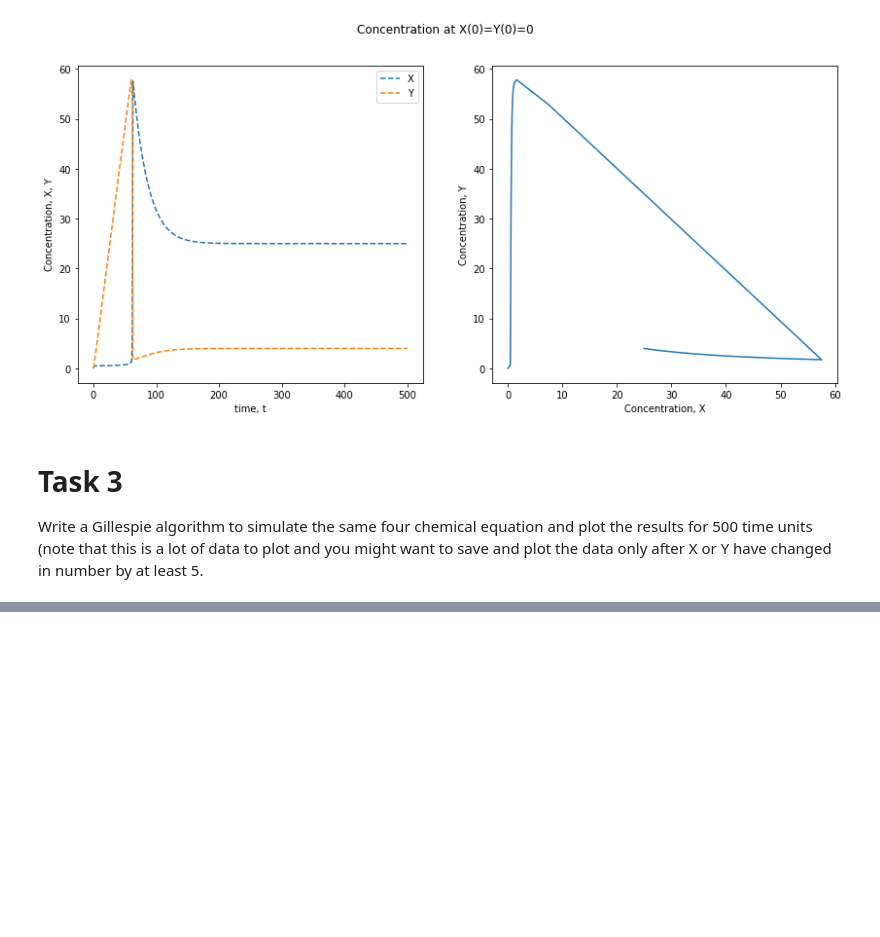
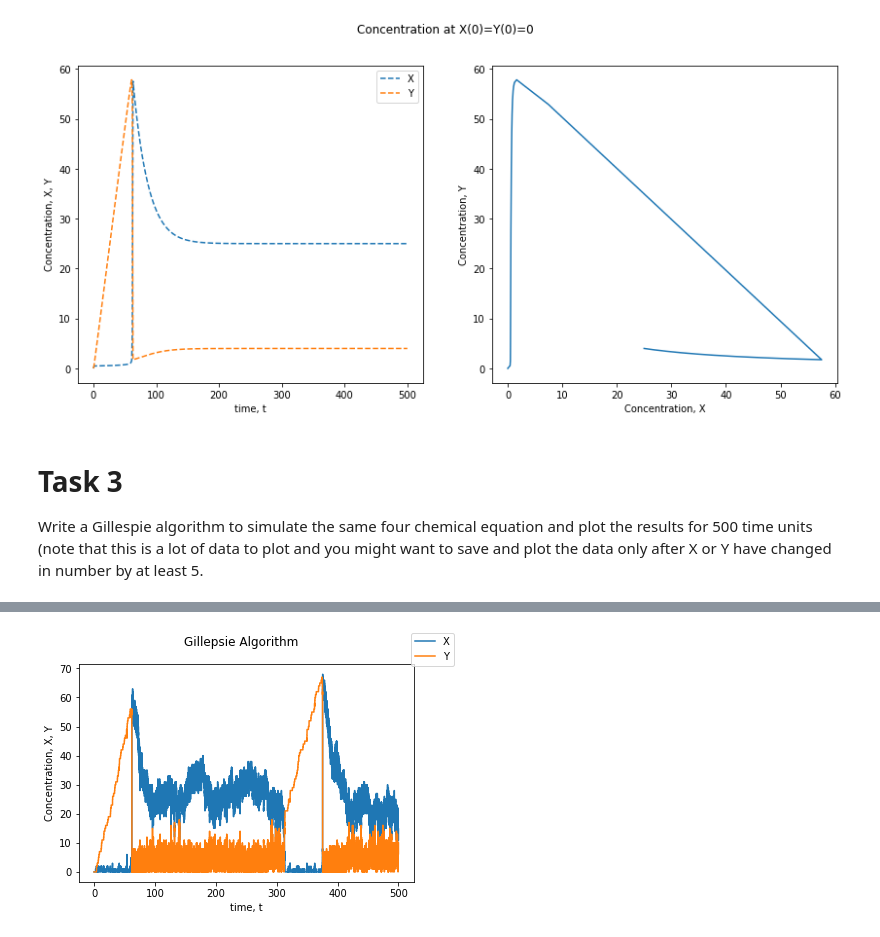
Before and after one commit to eugeneteoh/COMP3212-Computational-Biology, a Jupyter notebook: tutorial_4/tutorial_4.ipynb, the cells around one changed output, grey strips where cells are left out. Cells and saved outputs as stored; diff of their text form; code cells hidden in the pictures; blank space fills up the shorter version.

```diff
--- a/tutorial_4/tutorial_4.ipynb
+++ b/tutorial_4/tutorial_4.ipynb
@@ -140,0 +68,10 @@ Wall time: 91.3 ms
+# %%
+V_r = np.array([[0, 1, 2, 1], [0, 0, 1, 0]])
+
+V_p = np.array([[1, 0, 3, 0], [0, 1, 0, 0]])
+
+X0 = np.array([0, 0])
+
+k = np.array([1, 2, 0.02, 0.04])
+
+sim = Simulation(V_r, V_p, X0, k)
@@ -140,0 +84,9 @@ Wall time: 91.3 ms
+# %%
+# fig, (ax1, ax2) = plt.subplots(1, 2)
+fig, ax = sim.plot(disp=False, names=['X', 'Y'])
+fig.suptitle('Gillepsie Algorithm')
+ax.set_xlabel('time, t')
+ax.set_ylabel('Concentration, X, Y')
+plt.show()
+# %% [output]
+[figure, added]
```
Also changed, not shown: parts of 11 cells of this notebook.
